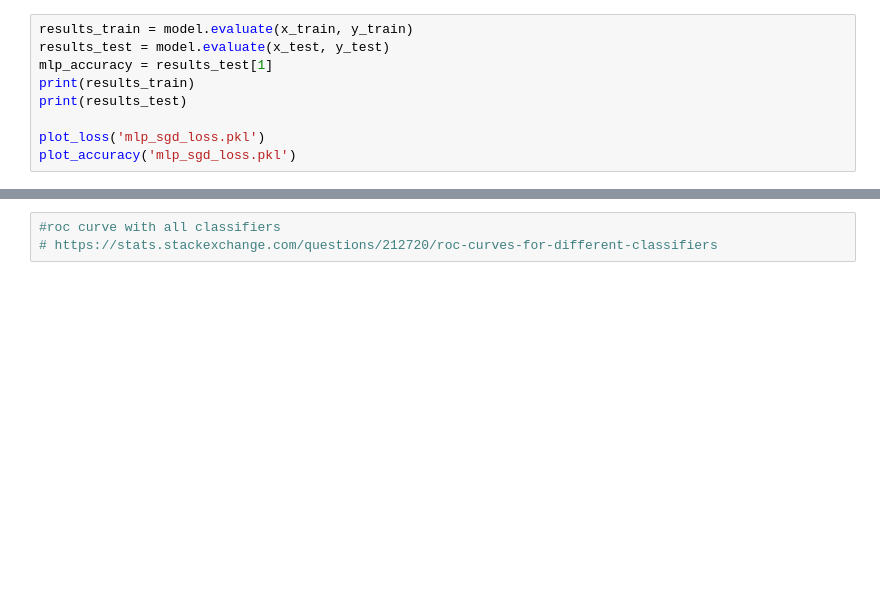
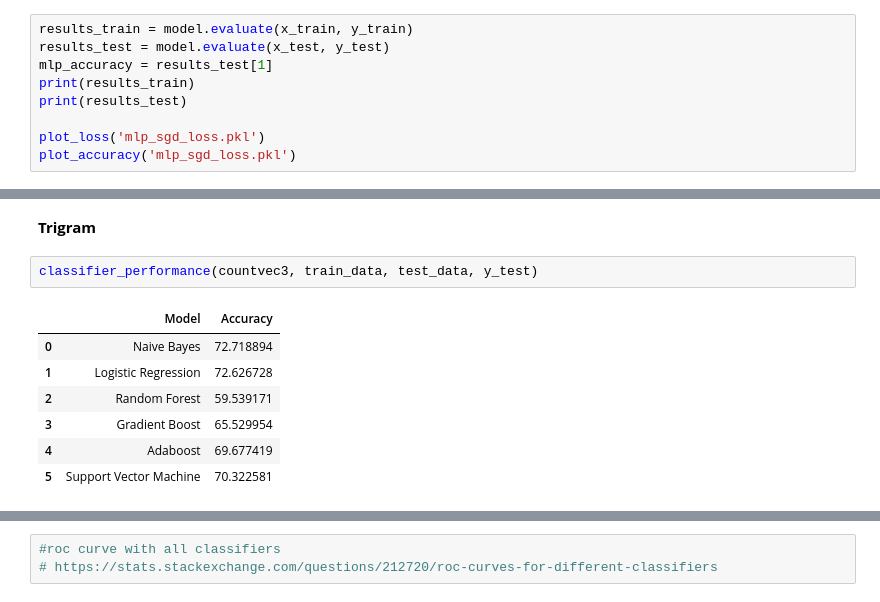
Before and after one commit to paulinaczheng/twitter_flu_tracking, a Jupyter notebook: MVP Pipeline Overview.ipynb, the cells around one changed output, grey strips where cells are left out. Drawn from its saved outputs; the diff is of its cells as text; blank space fills up the shorter version.

```diff
--- a/MVP Pipeline Overview.ipynb
+++ b/MVP Pipeline Overview.ipynb
@@ -550,0 +610,12 @@ metrics_df.to_csv('metrics_df.csv')
+# %% [markdown]
+**Trigram**
+# %%
+classifier_performance(countvec3, train_data, test_data, y_test)
+# %% [output]
+|  | Model | Accuracy |
+| 0 | Naive Bayes | 72.718894 |
+| 1 | Logistic Regression | 72.626728 |
+| 2 | Random Forest | 59.539171 |
+| 3 | Gradient Boost | 65.529954 |
+| 4 | Adaboost | 69.677419 |
+| 5 | Support Vector Machine | 70.322581 |
```
Also changed, not shown: parts of 28 cells of this notebook, 1 other file.
